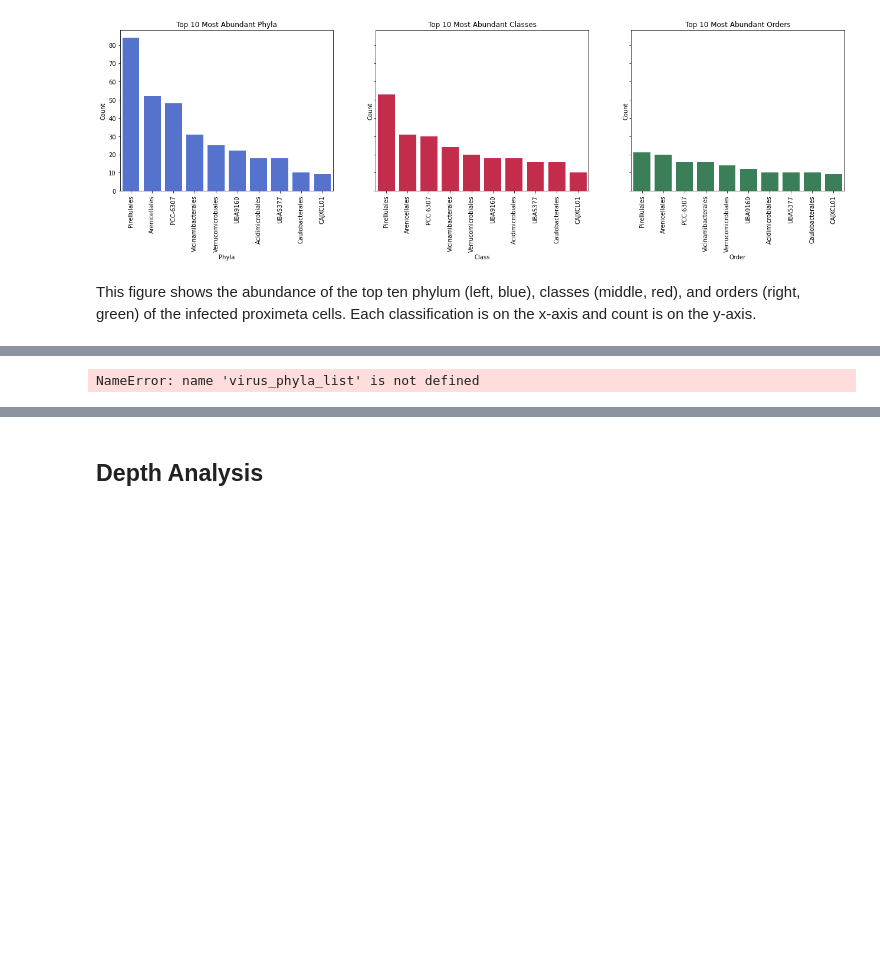
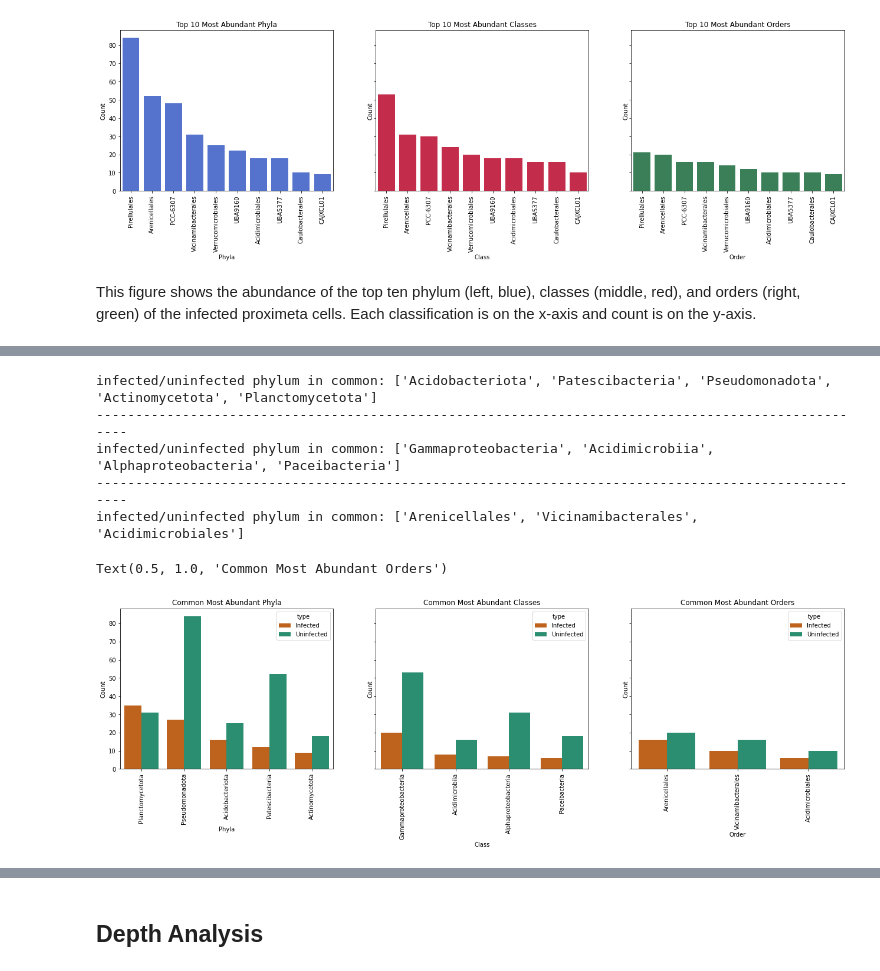
Before and after one commit to mdherring/OMZ_MH_Analysis, a Jupyter notebook: gtdb-tk/01_pm_infected_vs_uninfected_gtdb.ipynb, the cells around one changed output, grey strips where cells are left out. Saved outputs shown, nothing was run; the diff lists cells and outputs as text; code cells hidden in the pictures; blank space fills up the shorter version.

```diff
--- a/gtdb-tk/01_pm_infected_vs_uninfected_gtdb.ipynb
+++ b/gtdb-tk/01_pm_infected_vs_uninfected_gtdb.ipynb
@@ -373,11 +380,11 @@ common_phyla_list = list(set(virus_phyla_list) & set(uninfect_phyla_list))
 common_class_list = list(set(virus_class_list) & set(uninfect_class_list))
 common_order_list = list(set(virus_order_list) & set(uninfect_order_list))
 
-print('infected/uninfected phylum in common', common_phyla_list)
+print('infected/uninfected phylum in common:', common_phyla_list)
 print("-" * 100)  # Print a line of hyphens as a separator
-print('infected/uninfected phylum in common', common_class_list)
+print('infected/uninfected phylum in common:', common_class_list)
 print("-" * 100)  # Print a line of hyphens as a separator
-print('infected/uninfected phylum in common',common_order_list)
+print('infected/uninfected phylum in common:',common_order_list)
 
 virus_common_phyla = virus_phyla_plot[virus_phyla_plot['phyla'].isin(common_phyla_list)]
 virus_common_class = virus_class_plot[virus_class_plot['class'].isin(common_class_list)]
@@ -390,34 +397,43 @@ uninfect_common_order = uninfect_order_plot[uninfect_order_plot['order'].isin(co
 for df in list([virus_common_phyla, virus_common_class, virus_common_order]):
     df['type'] = 'Infected'
 
 for df in list([uninfect_common_phyla, uninfect_common_class, uninfect_common_order]):
     df['type'] = 'Uninfected'
 
 common_phyla_plot = pd.concat([virus_common_phyla, uninfect_common_phyla])
 common_class_plot = pd.concat([virus_common_class, uninfect_common_class])
 common_order_plot = pd.concat([virus_common_order, uninfect_common_order])
 
 
 # plot abundances for common classifications
+
+custom_palette = {'Uninfected': '#1b9e77', 'Infected': '#d95f02'}
+
 fig, axes = plt.subplots(nrows=1, ncols=3, figsize=(22, 5), sharey=True)
 
 for ax in axes: # for loop to change all plots to have rotated text on the x-axis by 90 degrees
     ax.tick_params(axis='x', rotation=90)
 
-sns.barplot(x = 'phyla', y= 'count', data = common_phyla_plot, hue='type', ax = axes[0])
+sns.barplot(x = 'phyla', y= 'count', data = common_phyla_plot, hue='type', palette=custom_palette, ax = axes[0])
 axes[0].set_xlabel('Phyla')
 axes[0].set_ylabel('Count')
 axes[0].set_title('Common Most Abundant Phyla')
 
-sns.barplot(x = 'class', y= 'count', data = common_class_plot, hue='type', ax = axes[1])
+sns.barplot(x = 'class', y= 'count', data = common_class_plot, hue='type', palette=custom_palette, ax = axes[1])
 axes[1].set_xlabel('Class')
 axes[1].set_ylabel('Count')
 axes[1].set_title('Common Most Abundant Classes')
 
-sns.barplot(x = 'order', y= 'count', data = common_order_plot, hue='type', ax = axes[2])
+sns.barplot(x = 'order', y= 'count', data = common_order_plot, hue='type', palette=custom_palette, ax = axes[2])
 
 axes[2].set_xlabel('Order')
 axes[2].set_ylabel('Count')
 axes[2].set_title('Common Most Abundant Orders')
 # %% [output]
-NameError: name 'virus_phyla_list' is not defined
+infected/uninfected phylum in common: ['Acidobacteriota', 'Patescibacteria', 'Pseudomonadota', 'Actinomycetota', 'Planctomycetota']
+----------------------------------------------------------------------------------------------------
+infected/uninfected phylum in common: ['Gammaproteobacteria', 'Acidimicrobiia', 'Alphaproteobacteria', 'Paceibacteria']
+----------------------------------------------------------------------------------------------------
+infected/uninfected phylum in common: ['Arenicellales', 'Vicinamibacterales', 'Acidimicrobiales']
+Text(0.5, 1.0, 'Common Most Abundant Orders')
+[figure, added]
```
Also changed, not shown: parts of 7 cells of this notebook.
